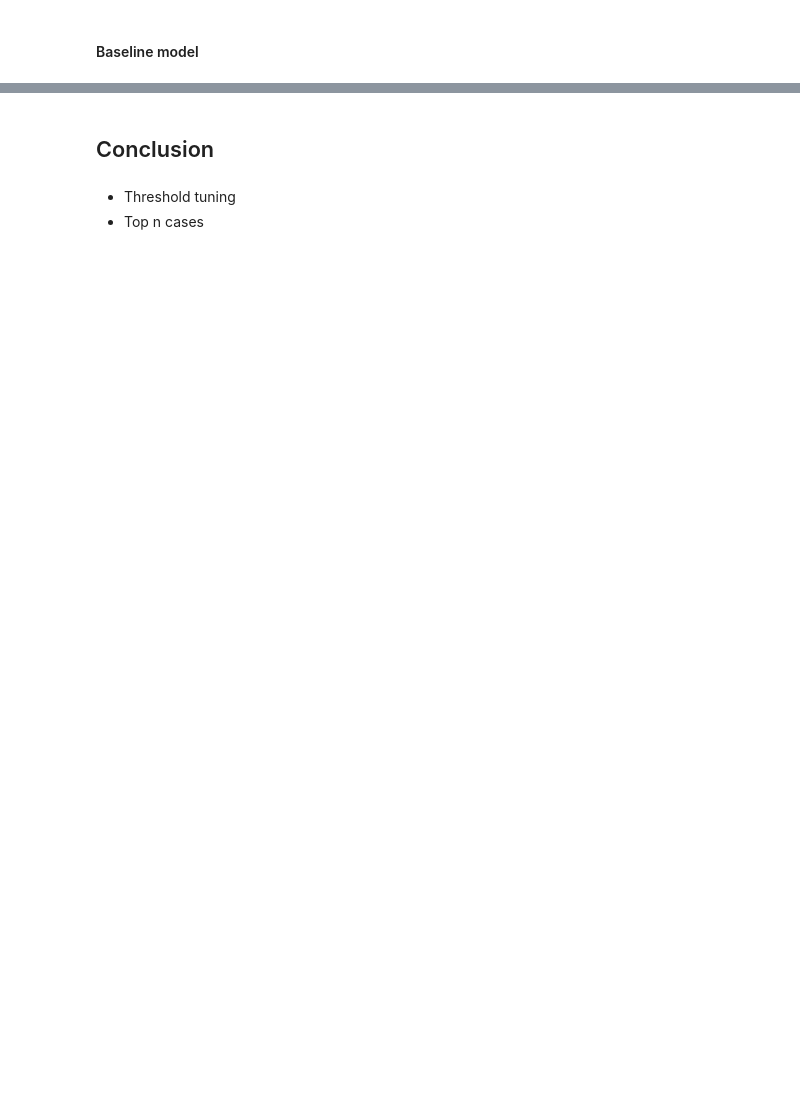
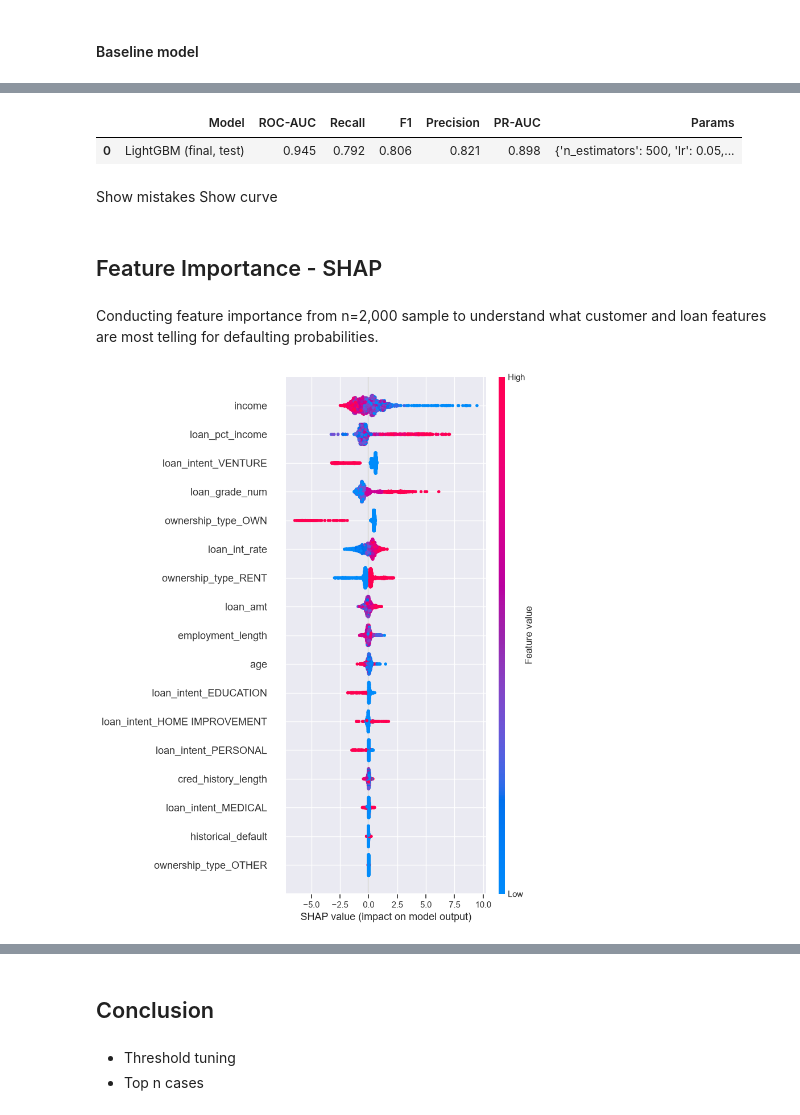
Before and after one commit to giddygarcia/credit-risk-analysis, a Jupyter notebook: credit-risk-analysis.ipynb, the cells around one changed output, grey strips where cells are left out. Saved outputs shown, nothing was run; the diff lists cells and outputs as text; code cells hidden in the pictures; blank space fills up the shorter version.

```diff
--- a/credit-risk-analysis.ipynb
+++ b/credit-risk-analysis.ipynb
@@ -902,0 +1288,57 @@ new_results
+# %%
+X_test_p = preprocessor.transform(X_test)
+
+test_results, test_table = score_predictions(
+    final_model.predict_proba(X_train_p)[:, 1],
+    final_model.predict_proba(X_test_p)[:, 1],
+    y_train,
+    y_test,
+    "LightGBM (final, test)",
+    {
+        "n_estimators": 500,
+        "lr": 0.05,
+        "num_leaves": 31,
+        "min_child_samples": 50,
+        "subsample": 0.8,
+        "colsample_bytree": 0.8,
+        "scale_pos_weight": 3.6,
+    },
+    results=None,
+)
+test_table
+# %% [output]
+|  | Model | ROC-AUC | Recall | F1 | Precision | PR-AUC | Params |
+| 0 | LightGBM (final, test) | 0.945 | 0.792 | 0.806 | 0.821 | 0.898 | {'n_estimators': 500, 'lr': 0.05,... |
+# %% [markdown]
+Show mistakes
+Show curve
+# %% [markdown]
+## Feature Importance - SHAP
+# %% [markdown]
+Conducting feature importance from n=2,000 sample to understand what customer and loan features are most telling for defaulting probabilities.
+# %%
+import shap
+
+explainer = shap.TreeExplainer(final_model)  # the untuned LightGBM, fit on X_train_p
+
+sample_size = min(2000, len(X_test))
+X_test_sample = X_test.sample(n=sample_size, random_state=42).reset_index(drop=True)
+X_test_transformed = preprocessor.transform(X_test_sample)
+
+shap_values = explainer(X_test_transformed)
+
+# some shap/model versions return one slice per class; keep the "default" class
+if shap_values.values.ndim == 3:
+    shap_values = shap_values[:, :, 1]
+
+feature_names = preprocessor.get_feature_names_out()
+feature_names_clean = [name.split("__")[-1] for name in feature_names]
+
+shap.summary_plot(
+    shap_values.values,
+    X_test_transformed,
+    feature_names=feature_names_clean,
+    plot_size=(8, 10),
+)
+# %% [output]
+[figure, added]
```
Also changed, not shown: parts of 55 cells of this notebook, 8 other files.
